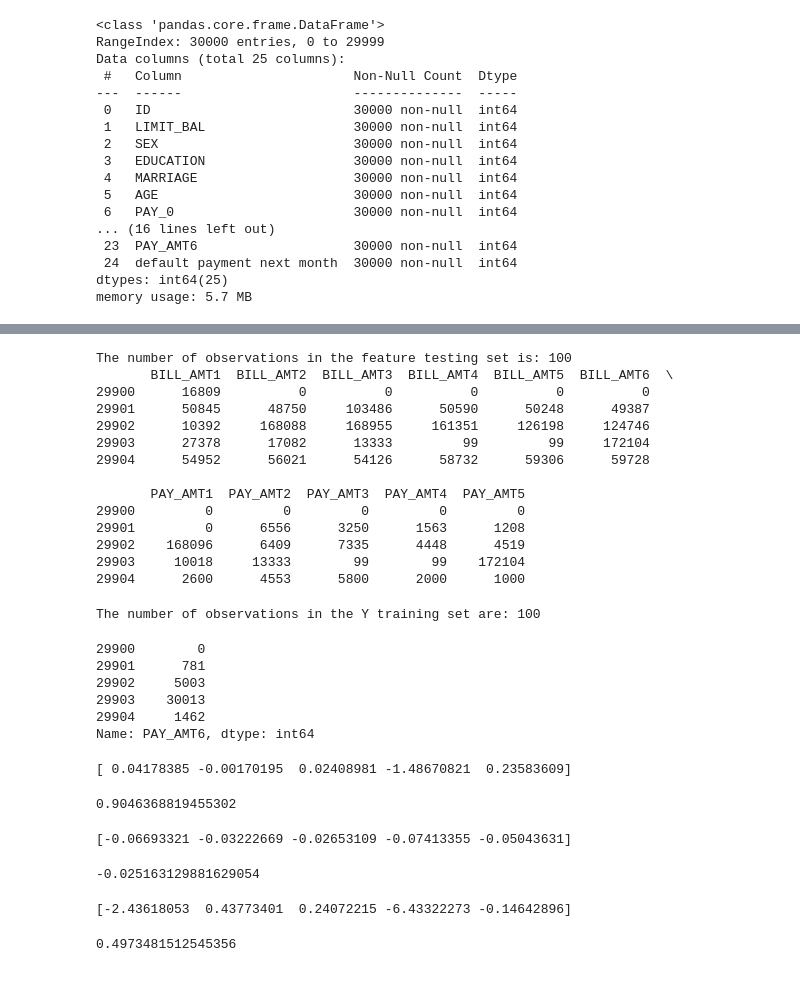
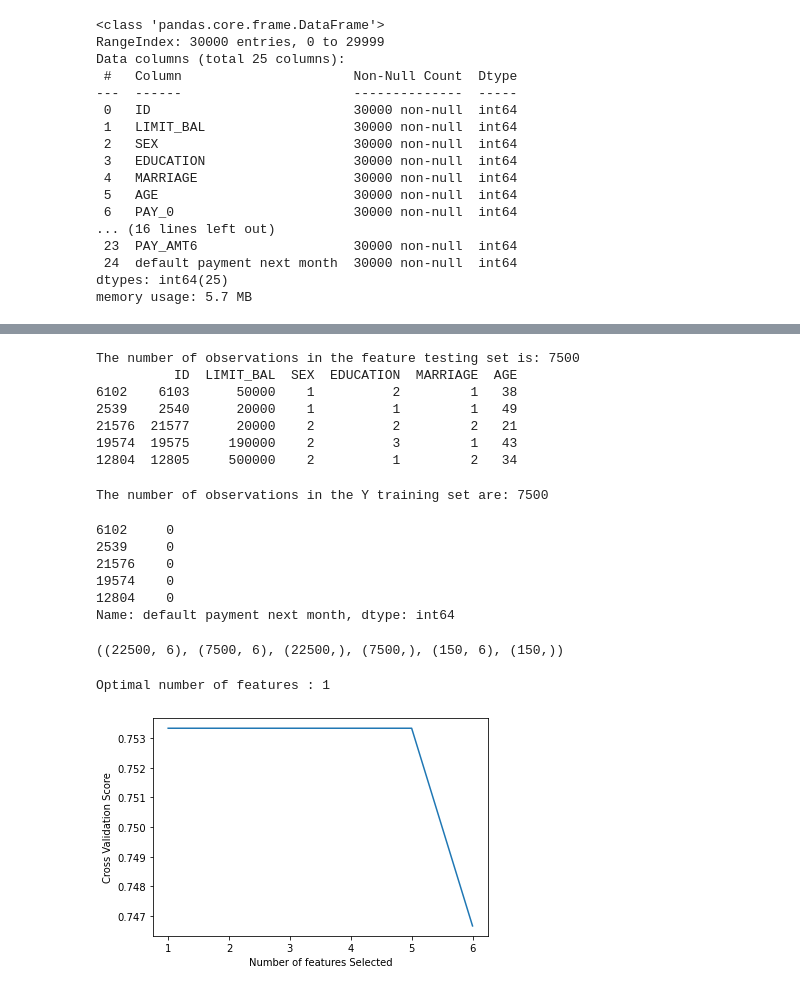
Before and after one commit to jjluong/Projects, a Jupyter notebook: CreditOne Regression.ipynb, the cells around one changed output, grey strips where cells are left out. Cells and saved outputs as stored; diff of their text form; code cells hidden in the pictures.

```diff
--- a/CreditOne Regression.ipynb
+++ b/CreditOne Regression.ipynb
@@ -120,56 +129,45 @@ Name: PAY_AMT6, dtype: int64
 # %%
 #testing set (x testing)
-x_test = features[-100:]
 x_test_count = len(x_test.index)
 print('The number of observations in the feature testing set is:', str(x_test_count))
 print(x_test.head())
 # %% [output]
-The number of observations in the feature testing set is: 100
-       BILL_AMT1  BILL_AMT2  BILL_AMT3  BILL_AMT4  BILL_AMT5  BILL_AMT6  \
-29900      16809          0          0          0          0          0
-29901      50845      48750     103486      50590      50248      49387
-29902      10392     168088     168955     161351     126198     124746
-29903      27378      17082      13333         99         99     172104
-29904      54952      56021      54126      58732      59306      59728
-
-       PAY_AMT1  PAY_AMT2  PAY_AMT3  PAY_AMT4  PAY_AMT5
-29900         0         0         0         0         0
-29901         0      6556      3250      1563      1208
-29902    168096      6409      7335      4448      4519
-29903     10018     13333        99        99    172104
-29904      2600      4553      5800      2000      1000
+The number of observations in the feature testing set is: 7500
+          ID  LIMIT_BAL  SEX  EDUCATION  MARRIAGE  AGE
+6102    6103      50000    1          2         1   38
+2539    2540      20000    1          1         1   49
+21576  21577      20000    2          2         2   21
+19574  19575     190000    2          3         1   43
+12804  12805     500000    2          1         2   34
 # %%
 #ground truth (y_test)
-y_test = depVar[-100:]
 y_test_count = len(y_test.index)
 print('The number of observations in the Y training set are:', str(y_test_count))
 y_test.head()
 # %% [output]
-The number of observations in the Y training set are: 100
+The number of observations in the Y training set are: 7500
-29900        0
-29901      781
-29902     5003
-29903    30013
-29904     1462
-Name: PAY_AMT6, dtype: int64
+6102     0
+2539     0
+21576    0
+19574    0
+12804    0
+Name: default payment next month, dtype: int64
-# %%
-modelrf.fit(x_train, y_train)
-print(cross_val_score(modelrf, x_train, y_train))
-modelrf.score(x_train, y_train)
-# %% [output]
-[ 0.04178385 -0.00170195  0.02408981 -1.48670821  0.23583609]
-0.9046368819455302
-# %%
-modelsvr.fit(x_train, y_train)
-print(cross_val_score(modelsvr, x_train, y_train))
-modelsvr.score(x_train, y_train)
-# %% [output]
-[-0.06693321 -0.03222669 -0.02653109 -0.07413355 -0.05043631]
--0.025163129881629054
-# %%
-modellr.fit(x_train, y_train)
-print(cross_val_score(modellr, x_train, y_train))
-modellr.score(x_train, y_train)
-# %% [output]
-[-2.43618053  0.43773401  0.24072215 -6.43322273 -0.14642896]
-0.4973481512545356
+# %%
+x_feature = features[:150]
+y_feature = depVar[:150]
+x_train.shape, x_test.shape, y_train.shape, y_test.shape, x_feature.shape, y_feature.shape
+# %% [output]
+((22500, 6), (7500, 6), (22500,), (7500,), (150, 6), (150,))
+# %%
+svc = SVC(kernel="linear")
+rfecv = RFECV(estimator=svc, step=1, cv=StratifiedKFold(2), scoring='accuracy')
+rfecv.fit(x_feature, y_feature)
+print("Optimal number of features : %d" % rfecv.n_features_)
+plt.figure()
+plt.xlabel("Number of features Selected")
+plt.ylabel("Cross Validation Score")
+plt.plot(range(1, len(rfecv.grid_scores_)+1), rfecv.grid_scores_)
+plt.show()
+# %% [output]
+Optimal number of features : 1
+[figure, added]
```
Also changed, not shown: parts of 24 cells of this notebook, 1 other file.
